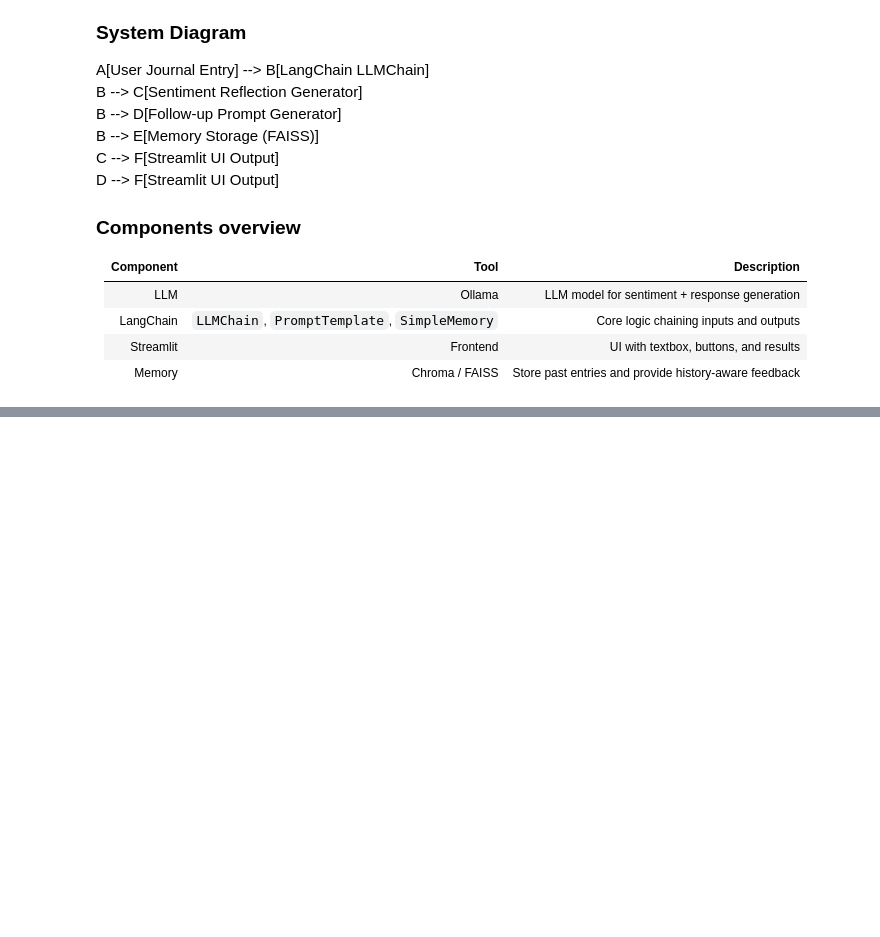
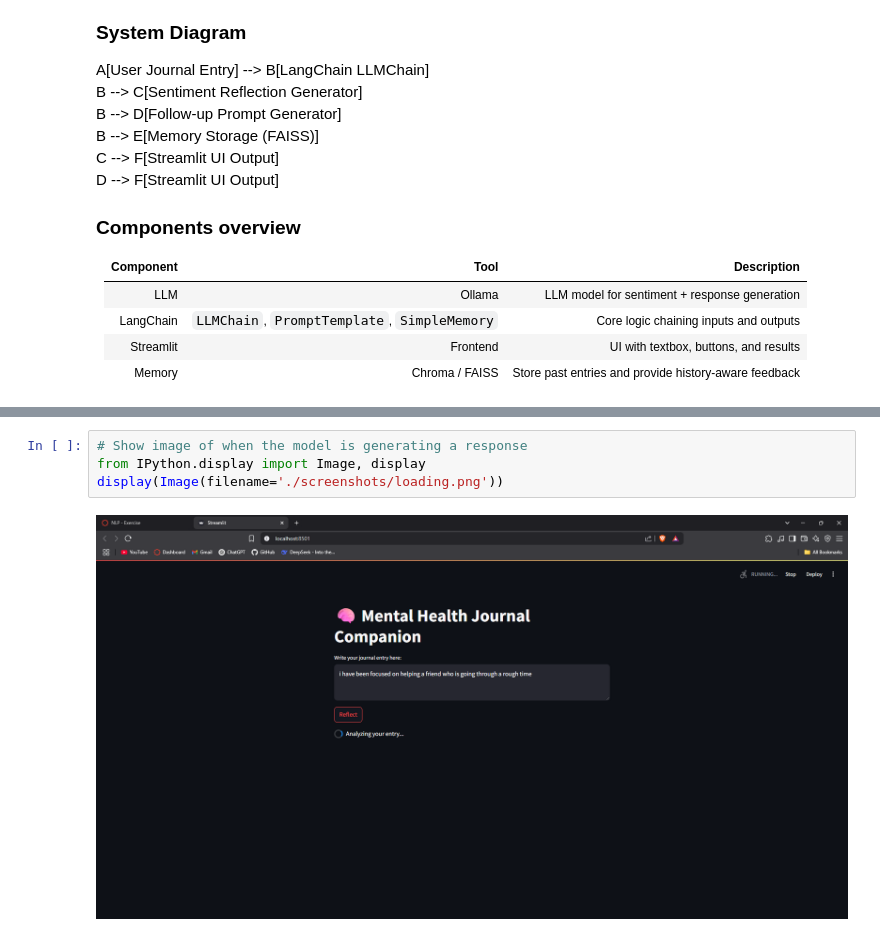
Before and after one commit to LuukMaessen-code/NLP, a Jupyter notebook: NLP.ipynb, the cells around one changed output, grey strips where cells are left out. Saved outputs shown, nothing was run; the diff lists cells and outputs as text; blank space fills up the shorter version.

```diff
--- a/NLP.ipynb
+++ b/NLP.ipynb
@@ -28,0 +197,6 @@ D --> F[Streamlit UI Output]
+# %%
+# Show image of when the model is generating a response
+from IPython.display import Image, display
+display(Image(filename='./screenshots/loading.png'))
+# %% [output]
+[figure, added]
```
Also changed, not shown: parts of 14 cells of this notebook.
